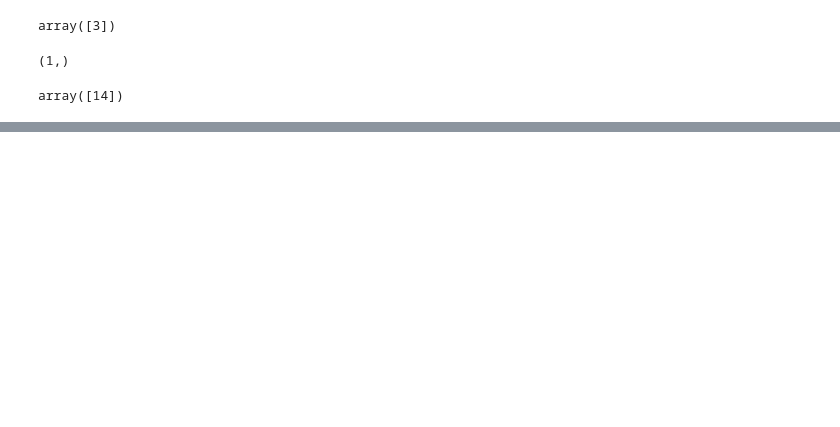
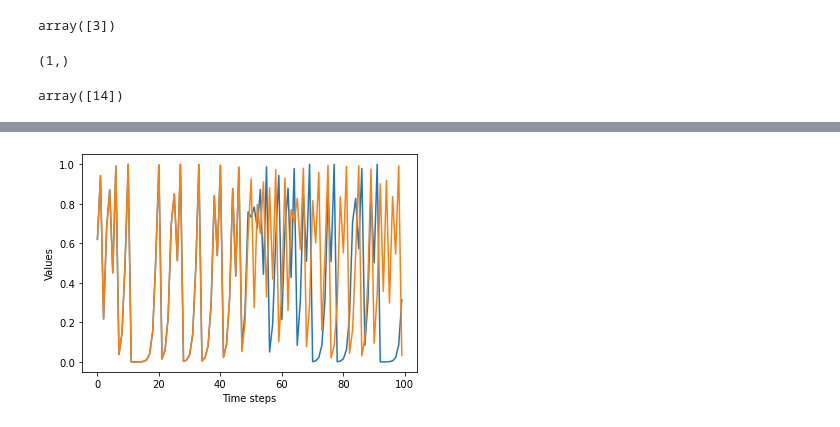
Before and after one commit to Evan-Callaghan/FieldsAcademy-NeuralNetworks, a Jupyter notebook: Tutorials/Tutorial_1.ipynb, the cells around one changed output, grey strips where cells are left out. Cells and saved outputs as stored; diff of their text form; code cells hidden in the pictures; blank space fills up the shorter version.

```diff
--- a/Tutorials/Tutorial_1.ipynb
+++ b/Tutorials/Tutorial_1.ipynb
@@ -18,0 +71,24 @@ array([14])
+# %%
+## Defining a function that accepts arguments "a", "x0", "nsteps", and "print_step"
+def problem_1(a, x0, nsteps, print_step):
+
+    ## Initializing the arrays of zeros
+    x = np.zeros(nsteps); x[0] = x0
+    x2 = np.zeros(nsteps); x2[0] = x0 + np.finfo(float).eps
+
+    ## Running simulations
+    for ii in np.arange(1,nsteps):
+        x[ii] = a * x[ii-1] * (1 - x[ii-1])
+        x2[ii] = a * x2[ii-1] * (1 - x2[ii-1])
+
+    #print(((np.abs(x-x2))[print_step]))
+
+    ## Plotting x and x2
+    plt.plot(x); plt.plot(x2); plt.xlabel('Time steps'); plt.ylabel('Values')
+
+    ## Plotting (x-x2)
+    #plt.plot(x - x2); plt.xlabel('Time steps'); plt.ylabel('Values')
+# %%
+res = problem_1(4, 0.62, 100, 66)
+# %% [output]
+[figure, added]
```
Also changed, not shown: parts of 17 cells of this notebook.
